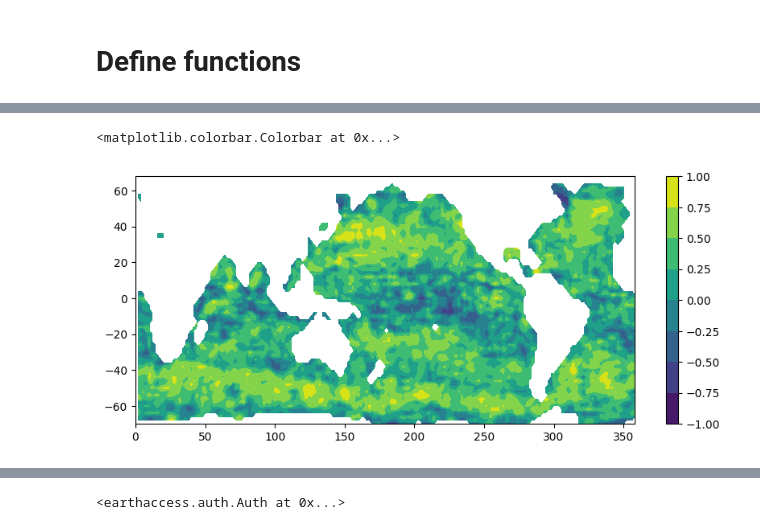
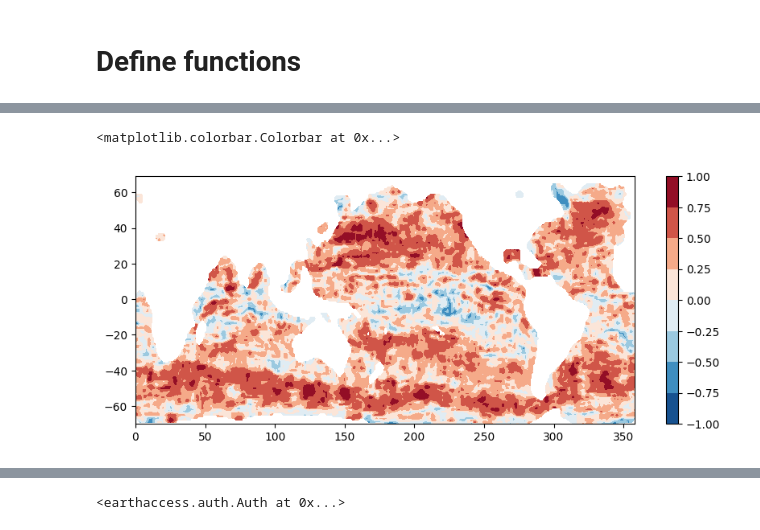
Before and after one commit to DeanHenze/cloud_earthdata, a Jupyter notebook: sst-ssh_corrmap_dask/ssh_sst_correlation_dean.ipynb, the cells around one changed output, grey strips where cells are left out. Drawn from its saved outputs; the diff is of its cells as text; code cells hidden in the pictures.

```diff
--- a/sst-ssh_corrmap_dask/ssh_sst_correlation_dean.ipynb
+++ b/sst-ssh_corrmap_dask/ssh_sst_correlation_dean.ipynb
@@ -279,7 +281,7 @@ def spatial_corrmap(ssh_fn, lat_halfwin, lon_halfwin, lats=None, lons=None, f_no
             sst_win = sst.sel(Longitude=slice(lon_left, lon_right), Latitude=slice(lat_bottom, lat_top))
 
             # If number of non-nan values in sst*ssh window is less than threshold
-            # value, append np.nan, else compute anomlaies and append correlation coefficient:
+            # value, append np.nan, else compute anomalies and append their correlation coefficient:
             notnul_win = notnul.sel(Longitude=slice(lon_left, lon_right), Latitude=slice(lat_bottom, lat_top))
             n_notnul = notnul_win.sum().item()
             if n_notnul < n_thresh:
@@ -291,8 +293,12 @@ def spatial_corrmap(ssh_fn, lat_halfwin, lon_halfwin, lats=None, lons=None, f_no
 
                 # Compute correlation coefficient:
                 a, b = ssta.flatten(), ssha.flatten()
-                c = np.nanmean(a*b)/np.sqrt(np.nanvar(a) * np.nanvar(b))
-                coef.append(c)
+                if ( np.nansum(abs(a))==0 ) or ( np.nansum(abs(b))==0 ): # There are some cases where all anomalies for one var are 0.
+                    coef.append(0) # In this case, correlation should be 0. Numpy will compute this correctly, but will also throw a lot of warnings.
+                else:
+                    c = np.nanmean(a*b)/np.sqrt(np.nanvar(a) * np.nanvar(b))
+                    coef.append(c)
+
 
     return np.array(coef).reshape((len(lats), len(lons))), np.array(lats), np.array(lons)
 # %% [markdown]
@@ -300,7 +306,8 @@ def spatial_corrmap(ssh_fn, lat_halfwin, lon_halfwin, lats=None, lons=None, f_no
 # %%
-# Get the S3 paths of a few SSH data files:
+# Get the S3 paths of several SSH data files:
 s3sys=init_S3FileSystem()
-ssh_path = 's3://podaac-ops-cumulus-protected/SEA_SURFACE_HEIGHT_ALT_GRIDS_L4_2SATS_5DAY_6THDEG_V_JPL1812/*201801*.nc'
+ssh_path = 's3://podaac-ops-cumulus-protected/SEA_SURFACE_HEIGHT_ALT_GRIDS_L4_2SATS_5DAY_6THDEG_V_JPL1812/*.nc'
 ssh_fns=s3sys.glob(ssh_path)
-ssh_fns
+print("Number of files found: " + str(len(ssh_fns)))
+print("example filename: " + ssh_fns[0])
 # %% [output]
@@ -313,8 +316,12 @@ ssh_fns
 # %%
-%%time
+# Compute spatial correlation map for 2 degree x 2 degree resolution and time it:
+t1 = time.time()
 
-# Test the spatial correlation function for one file:
-lats = np.arange(-70, 70, 2) # test these latitudes and longitudes to get full map without full comp time needed.
-lons = np.arange(0, 359, 2)
+lats = np.arange(-70, 70, 1)
+lons = np.arange(0, 359, 1)
 coef, lats, lons = spatial_corrmap(ssh_fns[0], 3, 3, lats=lats, lons=lons, f_notnull=0.5)
+
+t2 = time.time()
+comptime = round(t2-t1, 2)
+print("Total computation time = " + str(comptime) + " seconds.")
 # %% [output]
@@ -323,7 +329,7 @@ Wall time: 30.8 s
 # %%
 plt.figure(figsize=(10,4))
-plt.contourf(lons, lats, coef)
+plt.contourf(lons, lats, coef, cmap='RdBu_r')
 plt.colorbar()
 # %% [output]
 <matplotlib.colorbar.Colorbar at 0x...>
-[figure, old version]
+[figure, new version]
```
Also changed, not shown: parts of 22 cells of this notebook.
